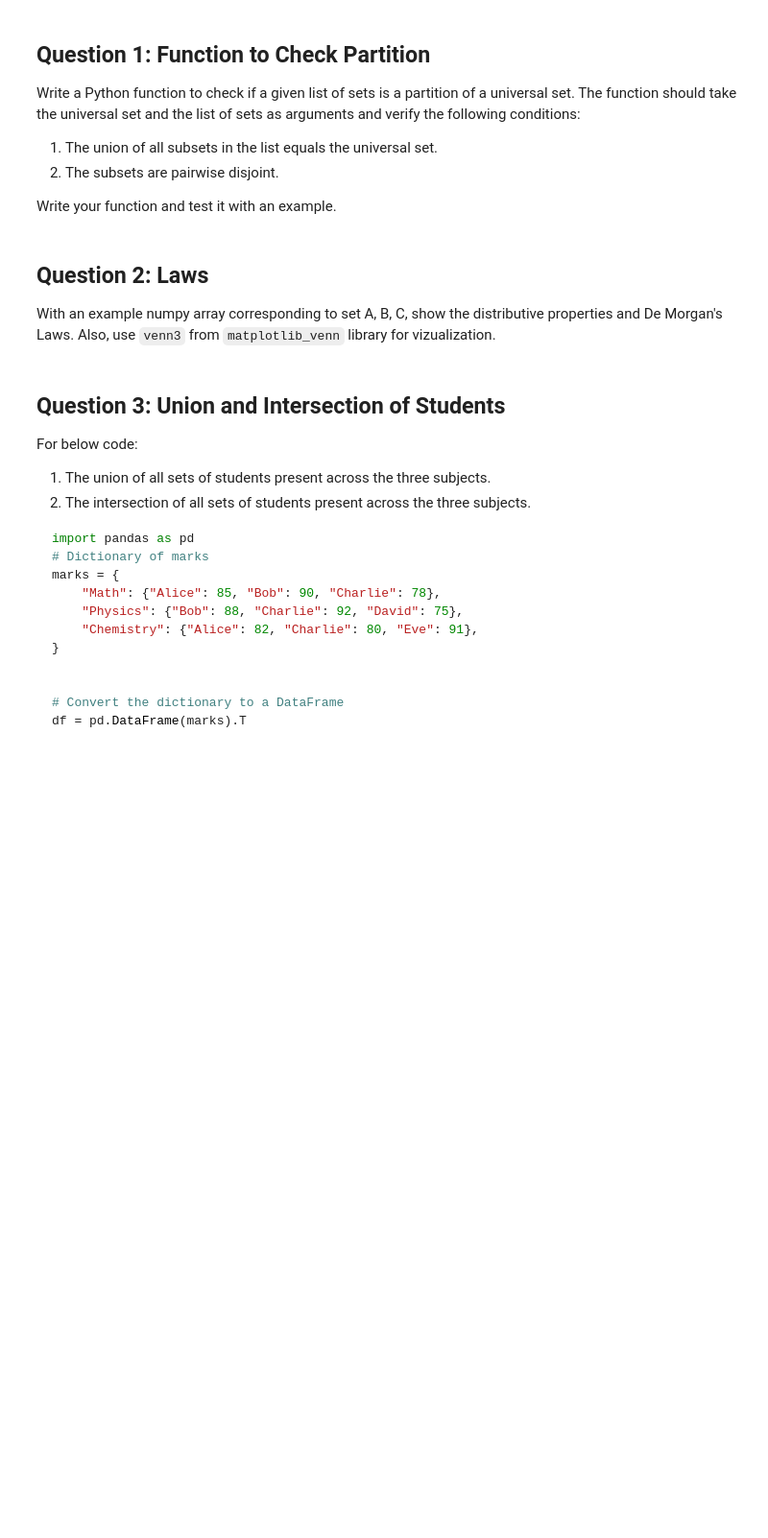
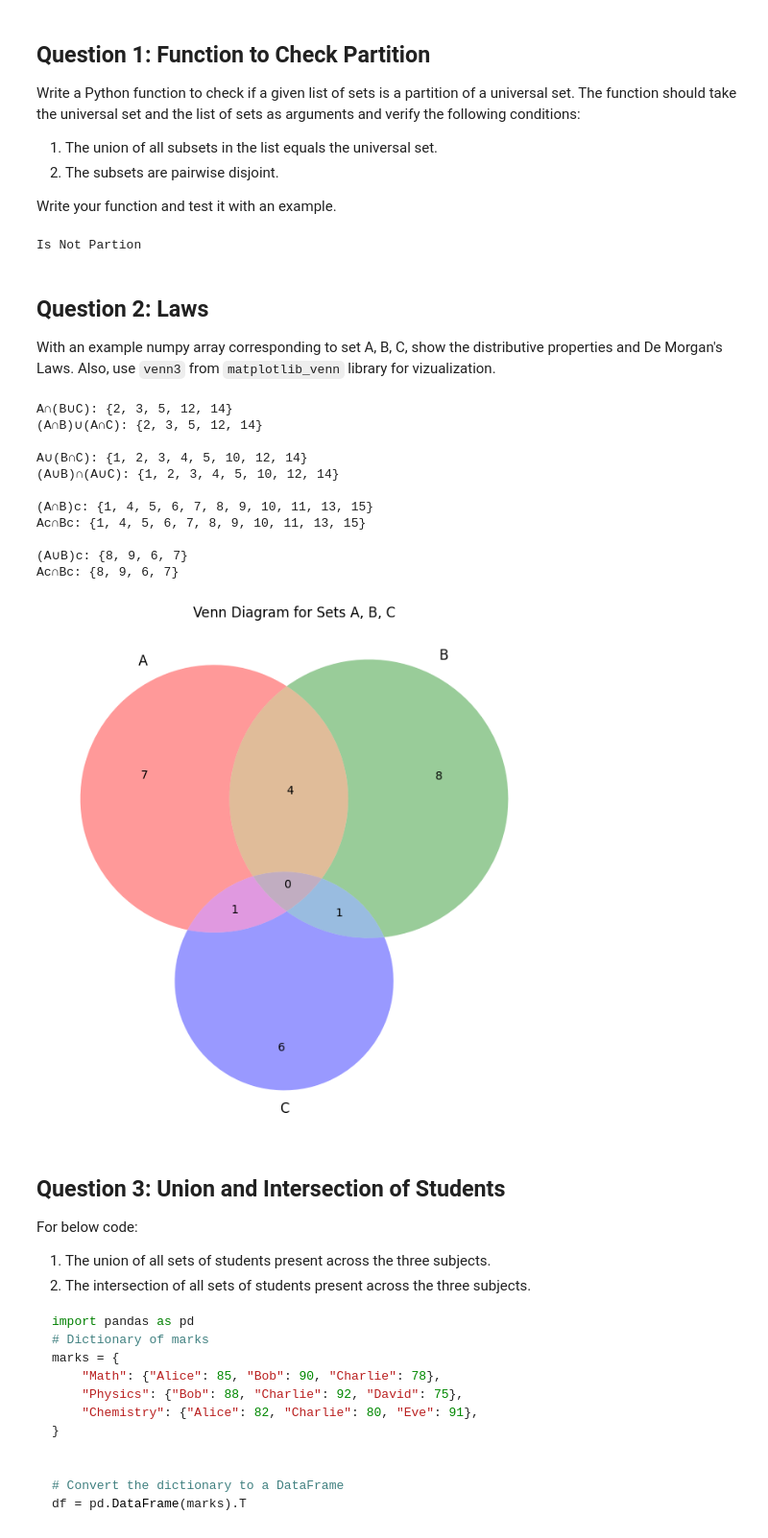
Before and after one commit to ishaank17/PSDV-Grp-ES-114-, a Jupyter notebook: Lab2/Set.ipynb, the cells around one changed output. Shown at 96% size. Saved outputs shown, nothing was run; the diff lists cells and outputs as text; code cells hidden in the pictures; blank space fills up the shorter version.

```diff
--- a/Lab2/Set.ipynb
+++ b/Lab2/Set.ipynb
@@ -41,9 +41,80 @@ Write a Python function to check if a given list of sets is a partition of a uni
 2. The subsets are pairwise disjoint.
 
 Write your function and test it with an example.
+# %%
+univ=set(map(int , input().split()))
+Sets=[]
+for i in range(3):
+    Sets.append(set(map(int , input().split())))
+isDisjoint=True
+
+unionSet=set()
+for i in Sets:
+    unionSet|=i
+
+for i in range(len(Sets)):
+        for j in range(i + 1, len(Sets)):
+            if not Sets[i].isdisjoint(Sets[j]):
+                isDisjoint=False
+
+if isDisjoint and unionSet==univ:
+    print("Is Partion")# 1 2 ; 3 4; 5;;;;
+else:
+    print("Is Not Partion")# 1 2 ; 3 4 5; 5;;;;
+# %% [output]
+Is Not Partion
 # %% [markdown]
 ## Question 2: Laws
 With an example numpy array corresponding to set A, B, C, show the distributive properties and De Morgan's Laws. Also, use `venn3` from `matplotlib_venn` library for vizualization.
+# %%
+from  matplotlib_venn import venn3
+import matplotlib.pyplot as plt
+U = {1,2,3,4,5,6,7,8,9,10,11,12,13,14,15}
+A = {1,2,3,4,5,12,14}
+B = {2,3,10,11,12,13,14,15}
+C = {5,6,7,8,9,10}
+def complement(a):
+    return U - a
+d11 = A.intersection(B.union(C))
+d12 = (A.intersection(B)).union(A.intersection(C))
+
+d21 = A.union(B.intersection(C))
+d22 = (A.union(B)).intersection(A.union(C))
+
+print("A∩(B∪C):", d11, "\n(A∩B)∪(A∩C):", d12)
+print()
+print("A∪(B∩C):", d21, "\n(A∪B)∩(A∪C):", d22)
+
+#(A∩B)c=Ac∪Bc
+# (A∪B)c=Ac∩Bc
+dm11 = complement(A.intersection(B))
+dm12 = complement(A).union(complement(B))
+
+print("\n(A∩B)c:",dm11 ,"\nAc∩Bc:",dm12 )
+
+dm21 = complement(A.union(B))
+dm22 = complement(A).intersection(complement(B))
+
+print("\n(A∪B)c:",dm21 ,"\nAc∩Bc:",dm22)
+
+plt.figure(figsize=(8, 8))
+v=venn3(subsets=(len(A), len(B), len(A & B), len(C), len(A & C), len(B & C), len(A & B & C)),
+      set_labels=('A', 'B', 'C'))
+plt.title("Venn Diagram for Sets A, B, C")
+plt.show()
+# %% [output]
+A∩(B∪C): {2, 3, 5, 12, 14}
+(A∩B)∪(A∩C): {2, 3, 5, 12, 14}
+
+A∪(B∩C): {1, 2, 3, 4, 5, 10, 12, 14}
+(A∪B)∩(A∪C): {1, 2, 3, 4, 5, 10, 12, 14}
+
+(A∩B)c: {1, 4, 5, 6, 7, 8, 9, 10, 11, 13, 15}
+Ac∩Bc: {1, 4, 5, 6, 7, 8, 9, 10, 11, 13, 15}
+
+(A∪B)c: {8, 9, 6, 7}
+Ac∩Bc: {8, 9, 6, 7}
+[figure, added]
 # %% [markdown]
 ## Question 3: Union and Intersection of Students
 For below code:
```
Also changed, not shown: parts of 2 cells of this notebook.
